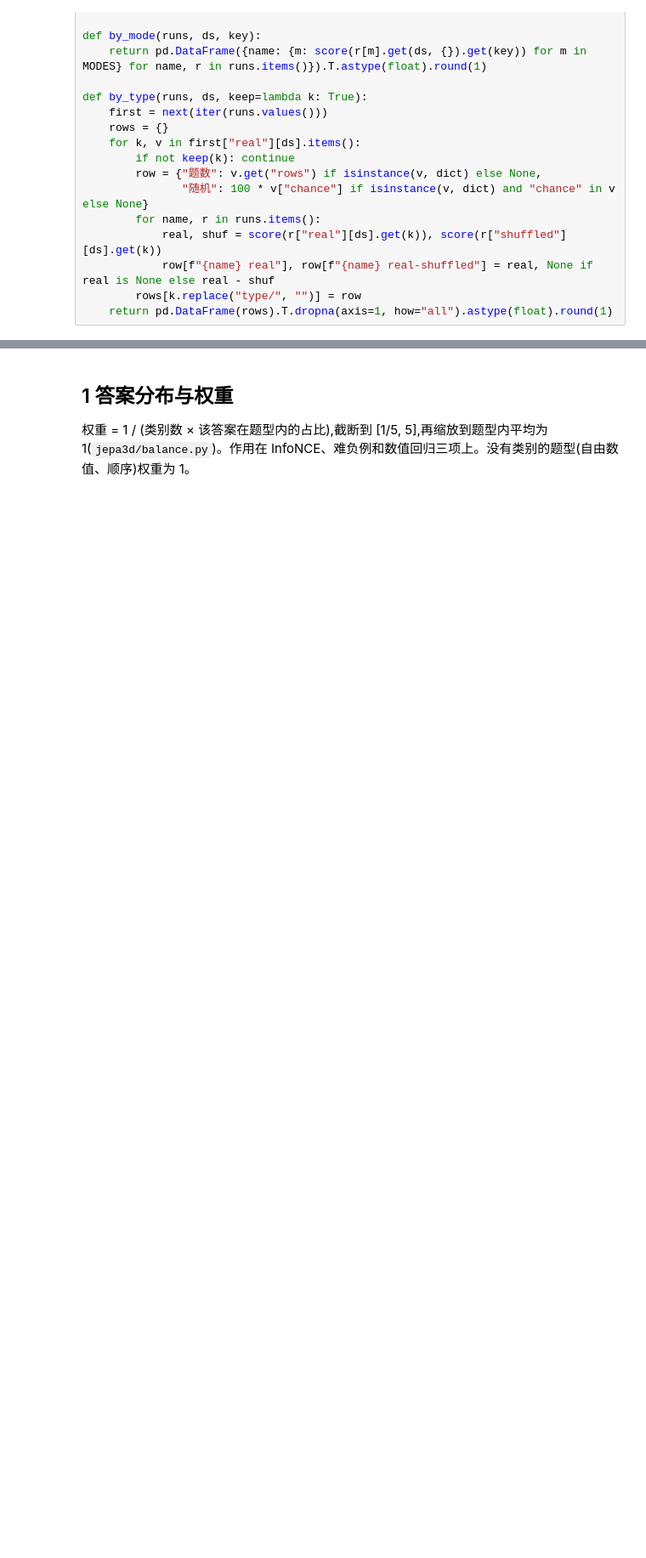
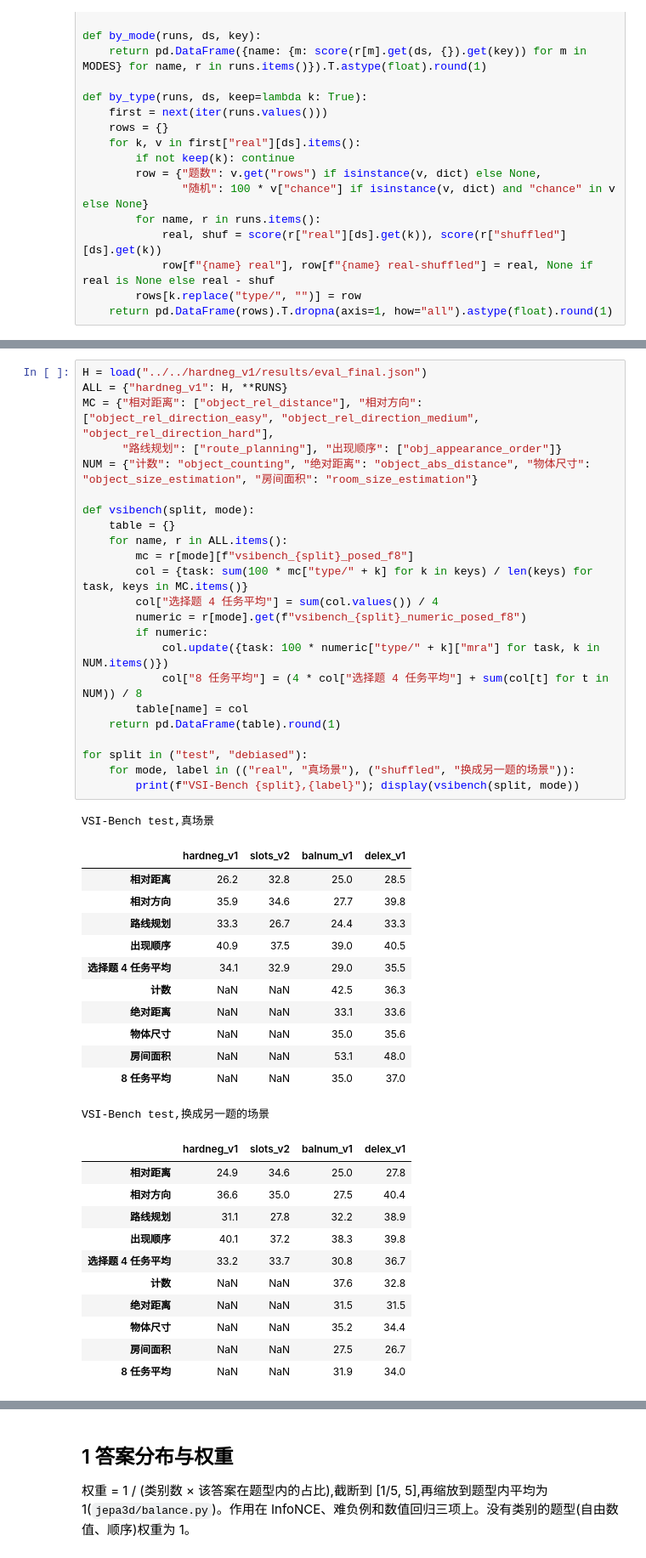
Before and after one commit to FullToker/3DRAE_JEPA, a Jupyter notebook: experiments/balnum_v1/notebooks/report.ipynb, the cells around one changed output, grey strips where cells are left out. Shown at 85% size. Drawn from its saved outputs; the diff is of its cells as text; blank space fills up the shorter version.

```diff
--- a/experiments/balnum_v1/notebooks/report.ipynb
+++ b/experiments/balnum_v1/notebooks/report.ipynb
@@ -56,0 +69,48 @@ def by_type(runs, ds, keep=lambda k: True):
+# %%
+H = load("../../hardneg_v1/results/eval_final.json")
+ALL = {"hardneg_v1": H, **RUNS}
+MC = {"相对距离": ["object_rel_distance"], "相对方向": ["object_rel_direction_easy", "object_rel_direction_medium", "object_rel_direction_hard"],
+      "路线规划": ["route_planning"], "出现顺序": ["obj_appearance_order"]}
+NUM = {"计数": "object_counting", "绝对距离": "object_abs_distance", "物体尺寸": "object_size_estimation", "房间面积": "room_size_estimation"}
+
+def vsibench(split, mode):
+    table = {}
+    for name, r in ALL.items():
+        mc = r[mode][f"vsibench_{split}_posed_f8"]
+        col = {task: sum(100 * mc["type/" + k] for k in keys) / len(keys) for task, keys in MC.items()}
+        col["选择题 4 任务平均"] = sum(col.values()) / 4
+        numeric = r[mode].get(f"vsibench_{split}_numeric_posed_f8")
+        if numeric:
+            col.update({task: 100 * numeric["type/" + k]["mra"] for task, k in NUM.items()})
+            col["8 任务平均"] = (4 * col["选择题 4 任务平均"] + sum(col[t] for t in NUM)) / 8
+        table[name] = col
+    return pd.DataFrame(table).round(1)
+
+for split in ("test", "debiased"):
+    for mode, label in (("real", "真场景"), ("shuffled", "换成另一题的场景")):
+        print(f"VSI-Bench {split},{label}"); display(vsibench(split, mode))
+# %% [output]
+VSI-Bench test,真场景
+|  | hardneg_v1 | slots_v2 | balnum_v1 | delex_v1 |
+| 相对距离 | 26.2 | 32.8 | 25.0 | 28.5 |
+| 相对方向 | 35.9 | 34.6 | 27.7 | 39.8 |
+| 路线规划 | 33.3 | 26.7 | 24.4 | 33.3 |
+| 出现顺序 | 40.9 | 37.5 | 39.0 | 40.5 |
+| 选择题 4 任务平均 | 34.1 | 32.9 | 29.0 | 35.5 |
+| 计数 | NaN | NaN | 42.5 | 36.3 |
+| 绝对距离 | NaN | NaN | 33.1 | 33.6 |
+| 物体尺寸 | NaN | NaN | 35.0 | 35.6 |
+| 房间面积 | NaN | NaN | 53.1 | 48.0 |
+| 8 任务平均 | NaN | NaN | 35.0 | 37.0 |
+VSI-Bench test,换成另一题的场景
+|  | hardneg_v1 | slots_v2 | balnum_v1 | delex_v1 |
+| 相对距离 | 24.9 | 34.6 | 25.0 | 27.8 |
+| 相对方向 | 36.6 | 35.0 | 27.5 | 40.4 |
+| 路线规划 | 31.1 | 27.8 | 32.2 | 38.9 |
+| 出现顺序 | 40.1 | 37.2 | 38.3 | 39.8 |
+| 选择题 4 任务平均 | 33.2 | 33.7 | 30.8 | 36.7 |
+| 计数 | NaN | NaN | 37.6 | 32.8 |
+| 绝对距离 | NaN | NaN | 31.5 | 31.5 |
+| 物体尺寸 | NaN | NaN | 35.2 | 34.4 |
+| 房间面积 | NaN | NaN | 27.5 | 26.7 |
+| 8 任务平均 | NaN | NaN | 31.9 | 34.0 |
```
Also changed, not shown: parts of 6 cells of this notebook.
